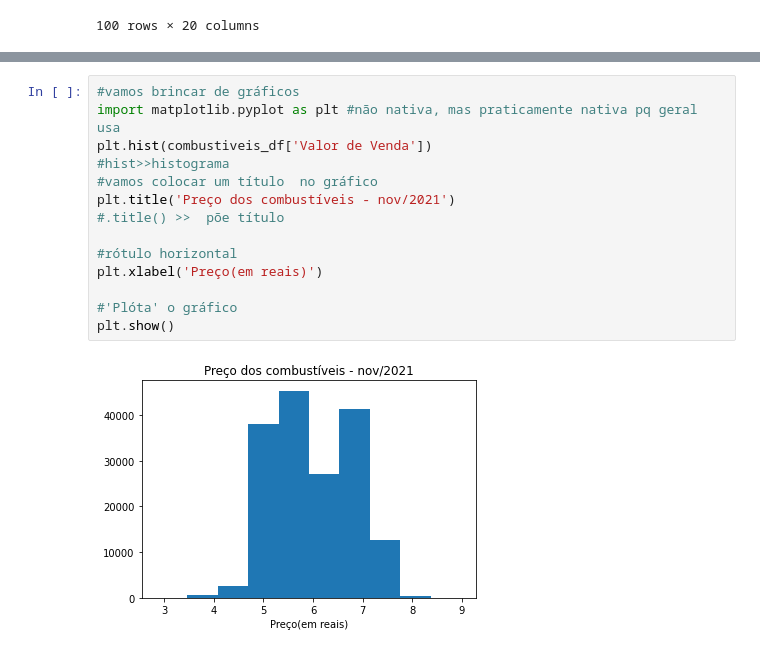
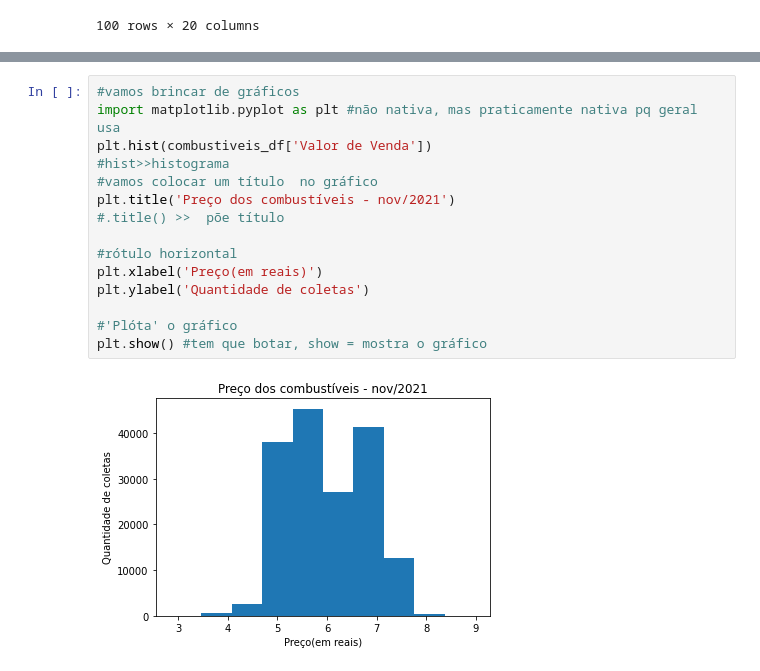
Before and after one commit to thayseps/CursodeExtensaoPythonPandas, a Jupyter notebook: segundo_exemplo_em_python_pandas.ipynb, the cells around one changed output, grey strips where cells are left out. Saved outputs shown, nothing was run; the diff lists cells and outputs as text.

```diff
--- a/segundo_exemplo_em_python_pandas.ipynb
+++ b/segundo_exemplo_em_python_pandas.ipynb
@@ -282,16 +282,17 @@ None
 # %%
 #vamos brincar de gráficos
 import matplotlib.pyplot as plt #não nativa, mas praticamente nativa pq geral usa
 plt.hist(combustiveis_df['Valor de Venda'])
 #hist>>histograma
 #vamos colocar um título  no gráfico
 plt.title('Preço dos combustíveis - nov/2021')
 #.title() >>  põe título
 
 #rótulo horizontal
 plt.xlabel('Preço(em reais)')
+plt.ylabel('Quantidade de coletas')
 
 #'Plóta' o gráfico
-plt.show()
+plt.show() #tem que botar, show = mostra o gráfico
 # %% [output]
-[figure, old version]
+[figure, new version]
```
